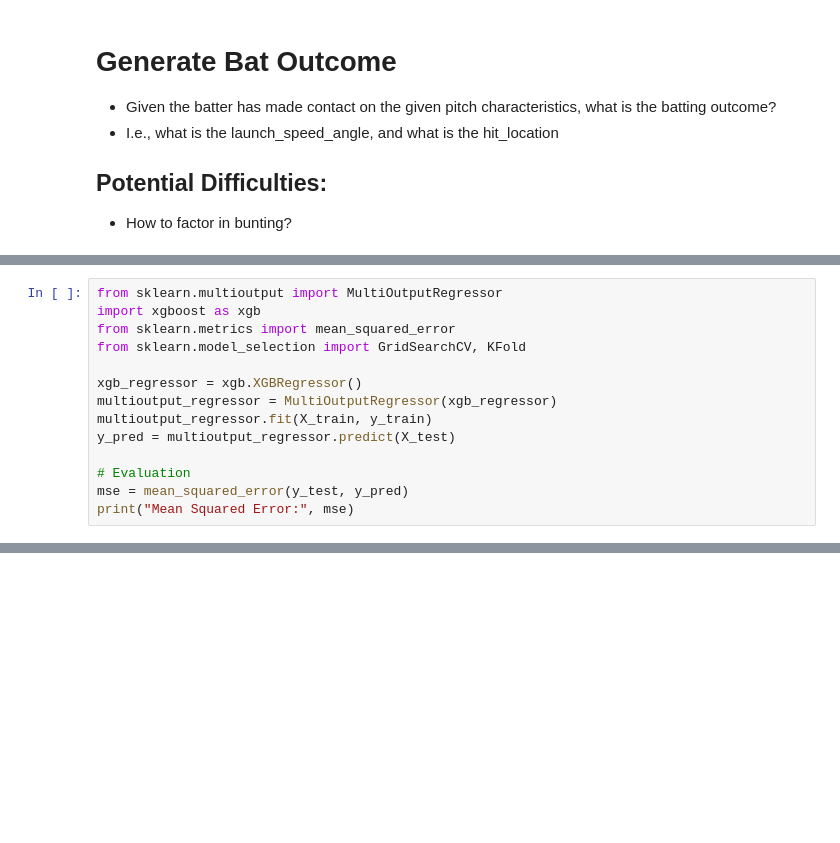
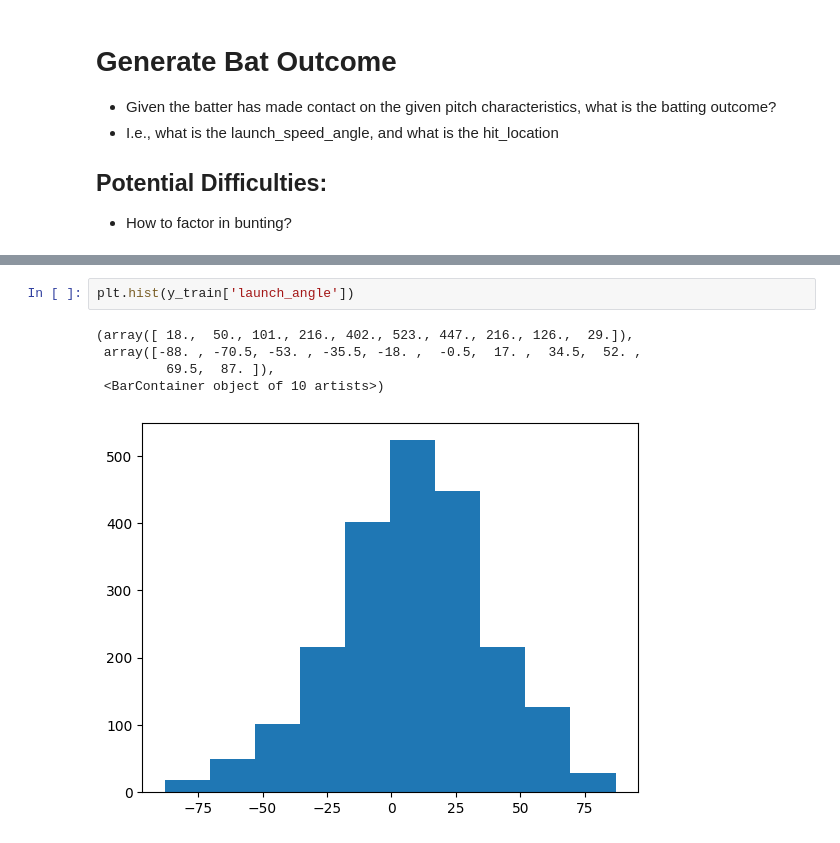
Before and after one commit to reecetec/mlb_simulator, a Jupyter notebook: notebooks/4.0-hit-outcome.ipynb, the cells around one changed output, grey strips where cells are left out. Drawn from its saved outputs; the diff is of its cells as text; blank space fills up the shorter version.

```diff
--- a/notebooks/4.0-hit-outcome.ipynb
+++ b/notebooks/4.0-hit-outcome.ipynb
@@ -22,17 +23,3 @@ schneider = 676914
 biggio = 624415
 batter = soto
 X_train, y_train, X_test, y_test, encoders = f.get_hit_outcome_dataset(batter, split=True)
-# %%
-from sklearn.multioutput import MultiOutputRegressor
-import xgboost as xgb
-from sklearn.metrics import mean_squared_error
-from sklearn.model_selection import GridSearchCV, KFold
-
-xgb_regressor = xgb.XGBRegressor()
-multioutput_regressor = MultiOutputRegressor(xgb_regressor)
-multioutput_regressor.fit(X_train, y_train)
-y_pred = multioutput_regressor.predict(X_test)
-
-# Evaluation
-mse = mean_squared_error(y_test, y_pred)
-print("Mean Squared Error:", mse)
@@ -193,0 +153,8 @@ df[['venue_name', 'extra_distance']].sort_values(by='extra_distance', ascending=
+# %%
+plt.hist(y_train['launch_angle'])
+# %% [output]
+(array([ 18.,  50., 101., 216., 402., 523., 447., 216., 126.,  29.]),
+ array([-88. , -70.5, -53. , -35.5, -18. ,  -0.5,  17. ,  34.5,  52. ,
+         69.5,  87. ]),
+ <BarContainer object of 10 artists>)
+[figure, added]
```
Also changed, not shown: parts of 33 cells of this notebook, 10 other files.
